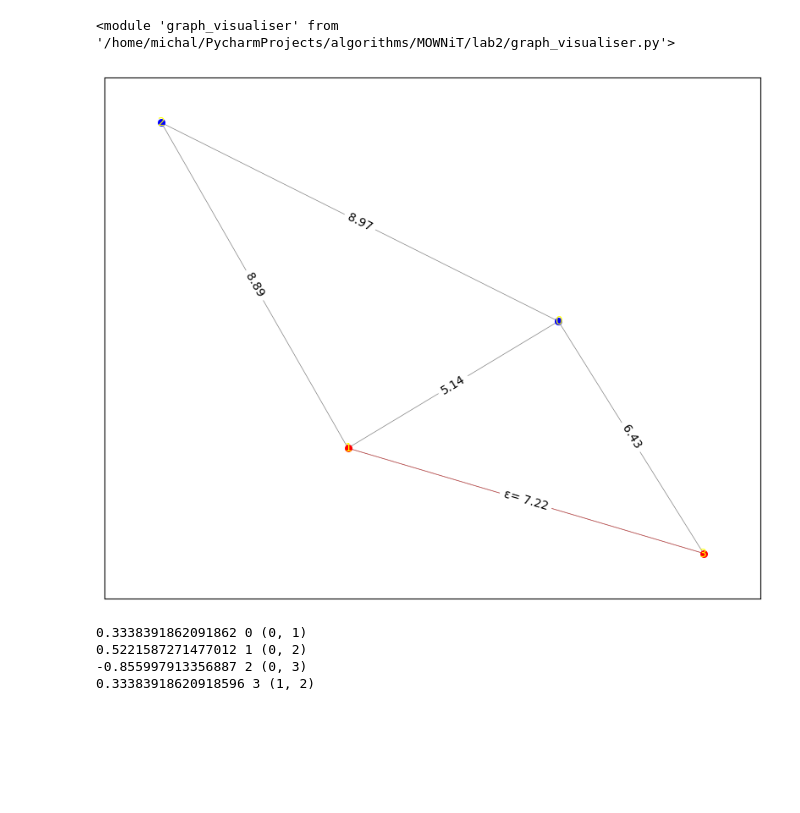
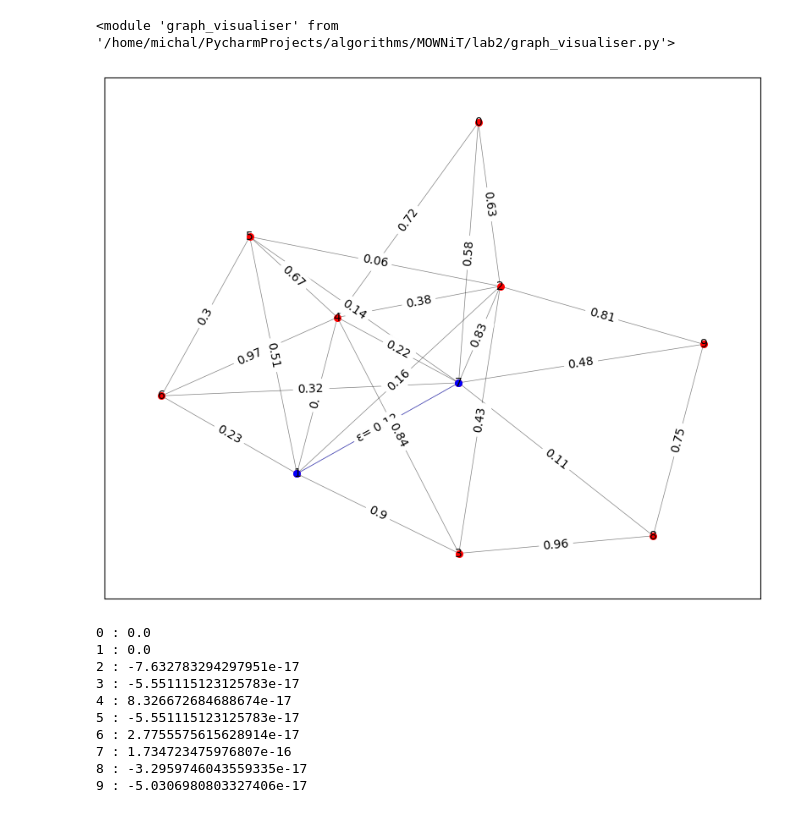
Before and after one commit to michal200292/Numericke-metody, a Jupyter notebook: lab2/zad3.ipynb, the cells around one changed output. Drawn from its saved outputs; the diff is of its cells as text; code cells hidden in the pictures; blank space fills up the shorter version.

```diff
--- a/lab2/zad3.ipynb
+++ b/lab2/zad3.ipynb
@@ -10,65 +10,8 @@ importlib.reload(gg)
 importlib.reload(gv)
 # %% [output]
 <module 'graph_visualiser' from '/home/michal/PycharmProjects/algorithms/MOWNiT/lab2/graph_visualiser.py'>
-# %%
-g, s, t, E = gg.generate_erdos_renyi(4, 0.4)
-gv.draw_undirected_with_resistance(g, s, t, E)
-# %% [output]
-[figure, removed]
-# %%
-n = g.number_of_nodes()
-m = g.number_of_edges()
-cycle_basis = nx.cycle_basis(g)
-edge_to_label = {}
-label_to_edge = {}
-
-index = 0
-for a, b in g.edges:
-    if (a, b) not in [(s, t), (t, s)]:
-        edge_to_label[(a, b)] = index
-        edge_to_label[(b, a)] = index
-        label_to_edge[index] = (a, b)
-        index += 1
-
-no_of_eq = len(cycle_basis) + n
-
-A = np.zeros((m - 1, m - 1))
-B = np.zeros(m - 1)
-
-
-def analise_edge(a, b):
-    if (a, b) == (s, t):
-        B[eq_no] = E
-    elif (a, b) == (t, s):
-        B[eq_no] = -E
-    else:
-        edge_index = edge_to_label[(a, b)]
-        if a < b:
-            A[eq_no, edge_index] = g[a][b]["weight"]
-        else:
-            A[eq_no, edge_index] = -g[a][b]["weight"]
-
-eq_no = 0
-for cycle in cycle_basis:
-    for i in range(1, len(cycle)):
-        analise_edge(cycle[i-1], cycle[i])
-    analise_edge(cycle[-1], cycle[0])
-    eq_no += 1
-
-vertex = 0
-while eq_no < m - 1:
-    for neighbor in g.neighbors(vertex):
-        if (vertex, neighbor) not in [(s, t), (t, s)]:
-            e_index = edge_to_label[(vertex, neighbor)]
-            A[eq_no, e_index] = 1 if vertex < neighbor else -1
-    vertex += 1
-    eq_no += 1
-
-ans = np.linalg.solve(A, B)
-for i, tak in enumerate(ans):
-    print(tak, i, label_to_edge[i])
-# %% [output]
-0.3338391862091862 0 (0, 1)
-0.5221587271477012 1 (0, 2)
--0.855997913356887 2 (0, 3)
-0.33383918620918596 3 (1, 2)
+# %%
+G, source, target, E = gg.generate_erdos_renyi(10, 0.5)
+gv.draw_resistance(G, source, target)
+# %% [output]
+[figure, added]
@@ -74,0 +70,13 @@ for i, tak in enumerate(ans):
+# %%
+kirchoff(G, source, target)
+# %% [output]
+0 : 0.0
+1 : 0.0
+2 : -7.632783294297951e-17
+3 : -5.551115123125783e-17
+4 : 8.326672684688674e-17
+5 : -5.551115123125783e-17
+6 : 2.7755575615628914e-17
+7 : 1.734723475976807e-16
+8 : -3.2959746043559335e-17
+9 : -5.0306980803327406e-17
```
Also changed, not shown: parts of 5 cells of this notebook, 3 other files.
